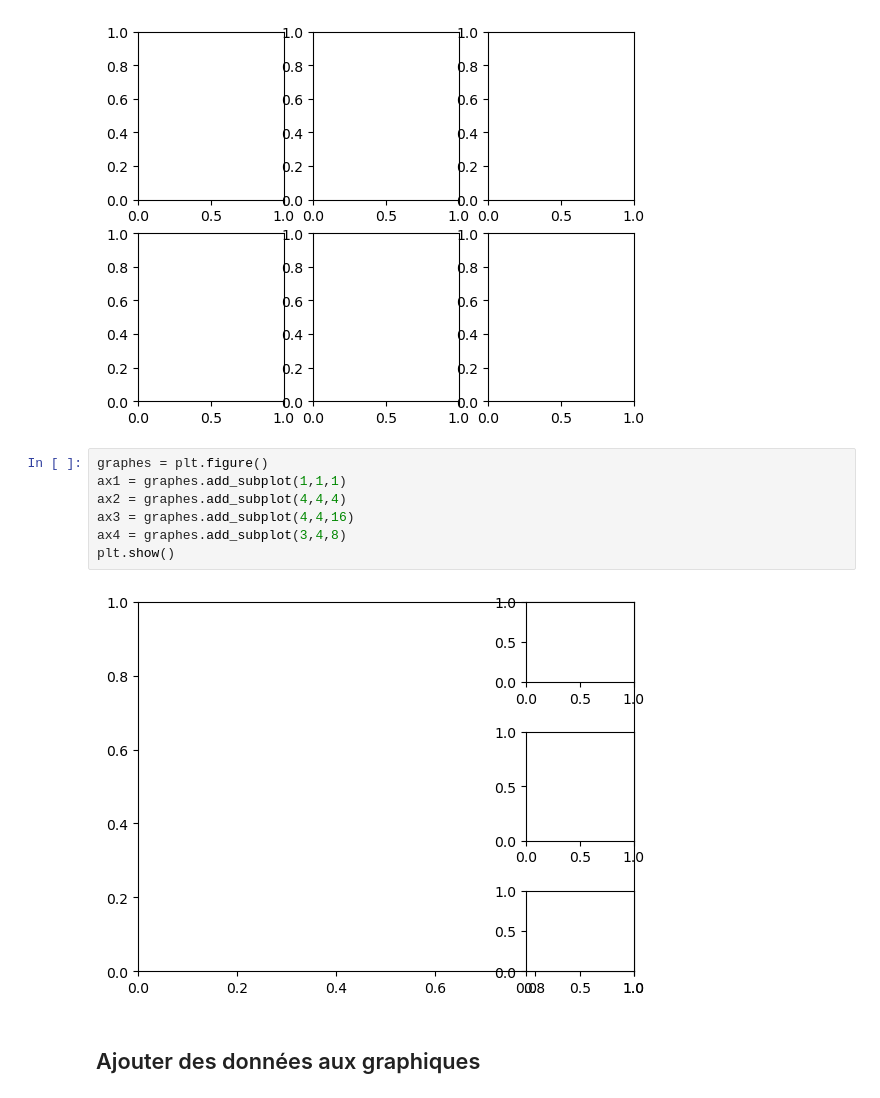
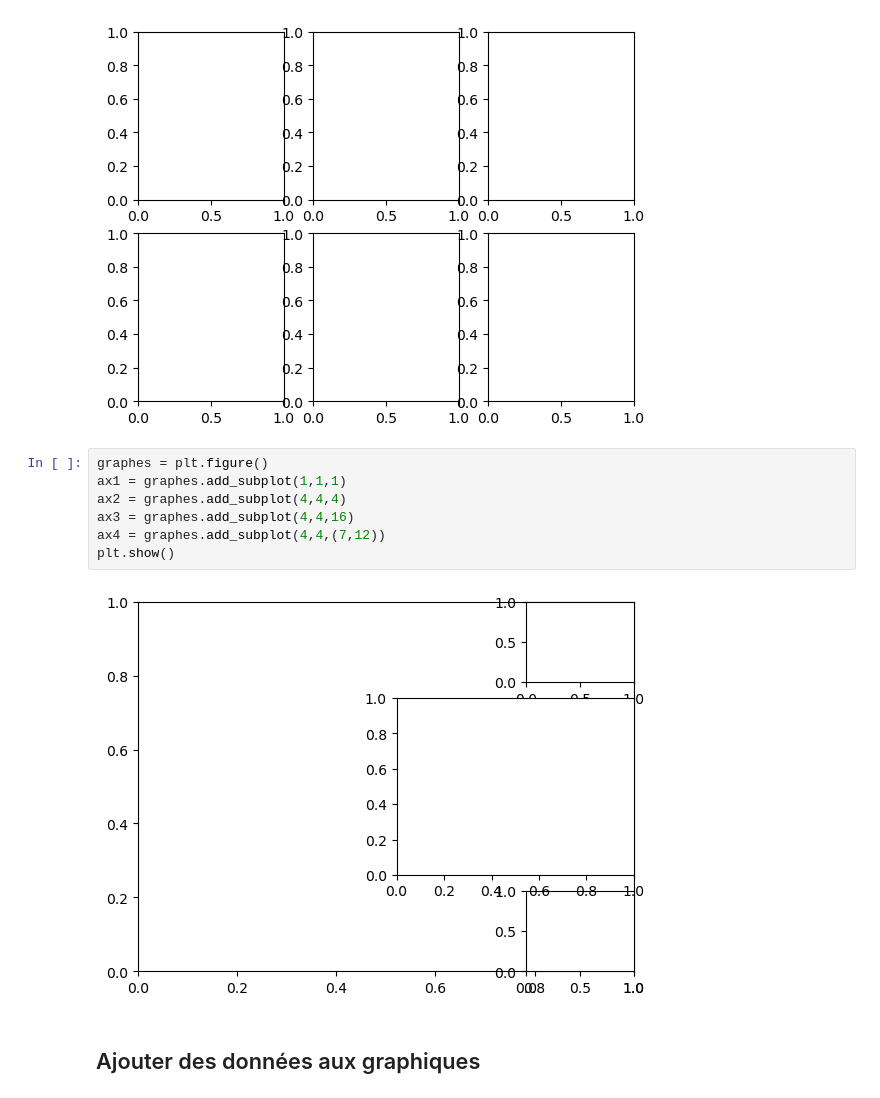
Before and after one commit to louiskuhn/IA-P3-Euskadi, a Jupyter notebook: Ressources/Python/2. Visualisation graphique/1. VisualisationGraphique_courbes.ipynb, the cells around one changed output. Cells and saved outputs as stored; diff of their text form.

```diff
--- a/Ressources/Python/2. Visualisation graphique/1. VisualisationGraphique_courbes.ipynb
+++ b/Ressources/Python/2. Visualisation graphique/1. VisualisationGraphique_courbes.ipynb
@@ -249,12 +249,12 @@ plt.show()
 # %%
 graphes = plt.figure()
 ax1 = graphes.add_subplot(1,1,1)
 ax2 = graphes.add_subplot(4,4,4)
 ax3 = graphes.add_subplot(4,4,16)
-ax4 = graphes.add_subplot(3,4,8)
+ax4 = graphes.add_subplot(4,4,(7,12))
 plt.show()
 # %% [output]
-[figure, old version]
+[figure, new version]
 # %% [markdown]
 ## Ajouter des données aux graphiques
 # %%
```
Also changed, not shown: parts of 15 cells of this notebook, 1 other file.
